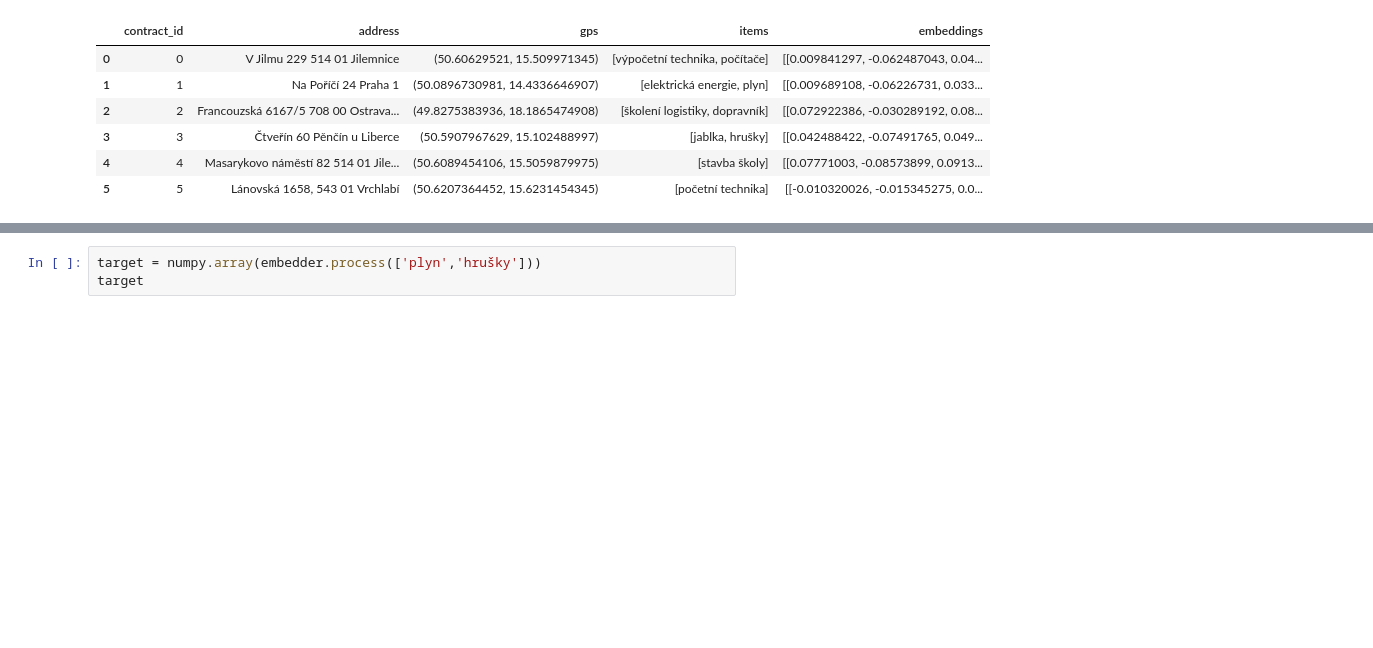
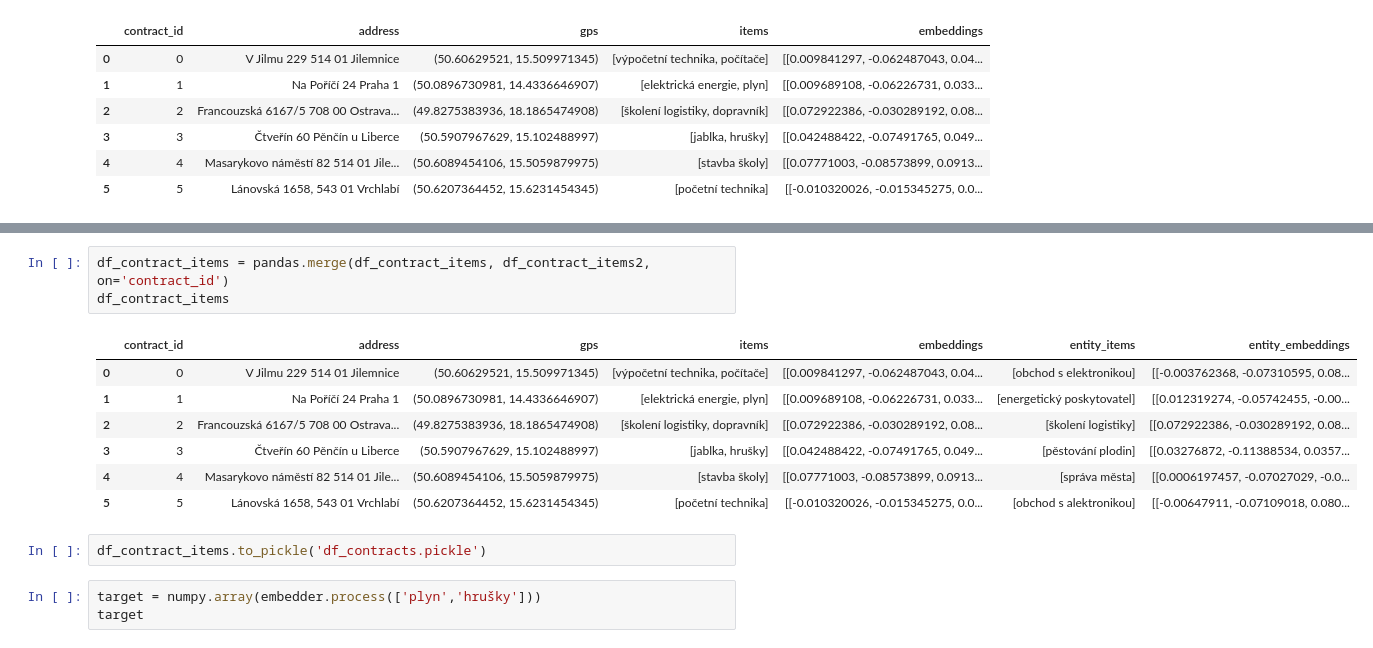
Before and after one commit to opendatalabcz/public-contract-recommendation, a Jupyter notebook: research/src/recommender_research.ipynb, the cells around one changed output, grey strips where cells are left out. Saved outputs shown, nothing was run; the diff lists cells and outputs as text; blank space fills up the shorter version.

```diff
--- a/research/src/recommender_research.ipynb
+++ b/research/src/recommender_research.ipynb
@@ -893,3 +662,16 @@ Embedding total 1 items
+# %%
+df_contract_items = pandas.merge(df_contract_items, df_contract_items2, on='contract_id')
+df_contract_items
+# %% [output]
+|  | contract_id | address | gps | items | embeddings | entity_items | entity_embeddings |
+| 0 | 0 | V Jilmu 229 514 01 Jilemnice | (50.60629521, 15.509971345) | [výpočetní technika, počítače] | [[0.009841297, -0.062487043, 0.04... | [obchod s elektronikou] | [[-0.003762368, -0.07310595, 0.08... |
+| 1 | 1 | Na Poříčí 24 Praha 1 | (50.0896730981, 14.4336646907) | [elektrická energie, plyn] | [[0.009689108, -0.06226731, 0.033... | [energetický poskytovatel] | [[0.012319274, -0.05742455, -0.00... |
+| 2 | 2 | Francouzská 6167/5 708 00 Ostrava... | (49.8275383936, 18.1865474908) | [školení logistiky, dopravník] | [[0.072922386, -0.030289192, 0.08... | [školení logistiky] | [[0.072922386, -0.030289192, 0.08... |
+| 3 | 3 | Čtveřín 60 Pěnčín u Liberce | (50.5907967629, 15.102488997) | [jablka, hrušky] | [[0.042488422, -0.07491765, 0.049... | [pěstování plodin] | [[0.03276872, -0.11388534, 0.0357... |
+| 4 | 4 | Masarykovo náměstí 82 514 01 Jile... | (50.6089454106, 15.5059879975) | [stavba školy] | [[0.07771003, -0.08573899, 0.0913... | [správa města] | [[0.0006197457, -0.07027029, -0.0... |
+| 5 | 5 | Lánovská 1658, 543 01 Vrchlabí | (50.6207364452, 15.6231454345) | [početní technika] | [[-0.010320026, -0.015345275, 0.0... | [obchod s alektronikou] | [[-0.00647911, -0.07109018, 0.080... |
+# %%
+df_contract_items.to_pickle('df_contracts.pickle')
 # %%
 target = numpy.array(embedder.process(['plyn','hrušky']))
 target
```
Also changed, not shown: parts of 31 cells of this notebook, 10 other files.
